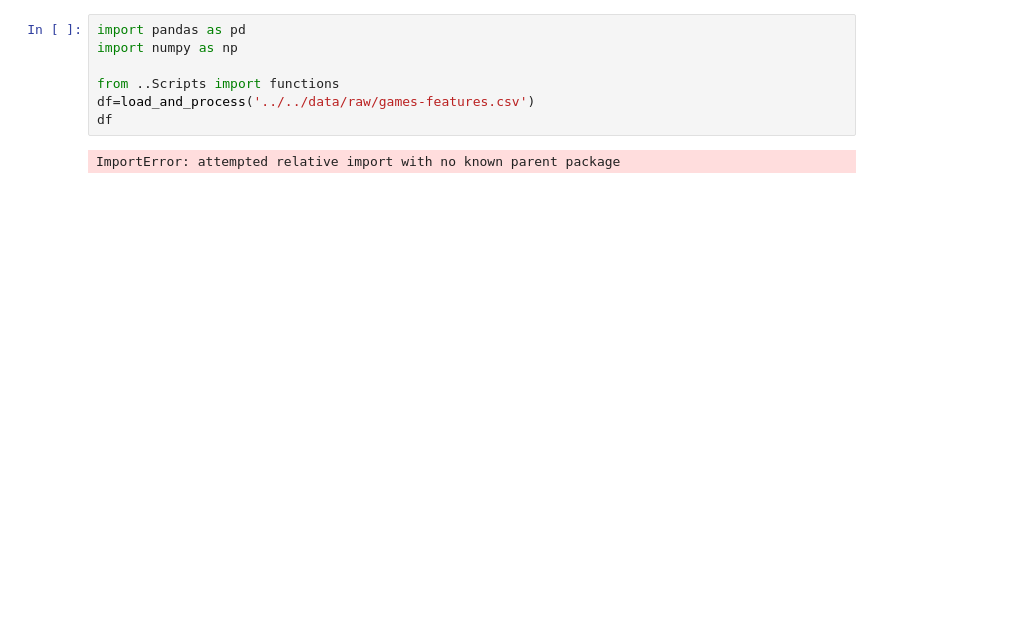
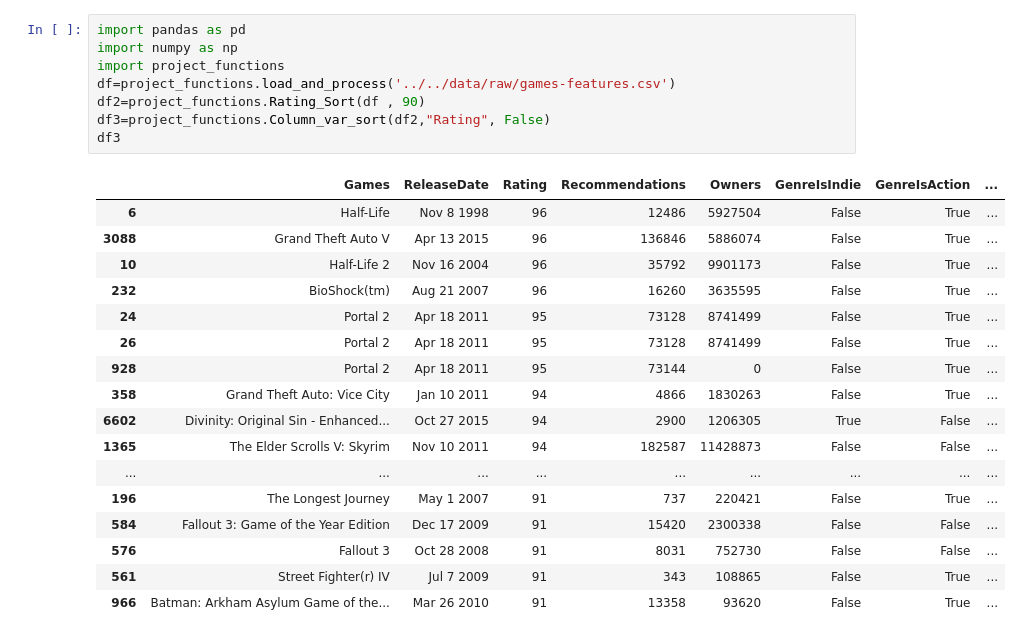
Before and after one commit to bengy124/Data-301-Final-Project, a Jupyter notebook: analysis/Cawston/Milestone2.ipynb, the cells around one changed output. Saved outputs shown, nothing was run; the diff lists cells and outputs as text; blank space fills up the shorter version.

Commit message:
Fixed minor error in scripts

```diff
--- a/analysis/Cawston/Milestone2.ipynb
+++ b/analysis/Cawston/Milestone2.ipynb
@@ -1,9 +1,26 @@
 # %%
 import pandas as pd
 import numpy as np
-
-from ..Scripts import functions
-df=load_and_process('../../data/raw/games-features.csv')
-df
+import project_functions
+df=project_functions.load_and_process('../../data/raw/games-features.csv')
+df2=project_functions.Rating_Sort(df , 90)
+df3=project_functions.Column_var_sort(df2,"Rating", False)
+df3
 # %% [output]
-ImportError: attempted relative import with no known parent package
+|  | Games | ReleaseDate | Rating | Recommendations | Owners | GenreIsIndie | GenreIsAction | ... |
+| 6 | Half-Life | Nov 8 1998 | 96 | 12486 | 5927504 | False | True | ... |
+| 3088 | Grand Theft Auto V | Apr 13 2015 | 96 | 136846 | 5886074 | False | True | ... |
+| 10 | Half-Life 2 | Nov 16 2004 | 96 | 35792 | 9901173 | False | True | ... |
+| 232 | BioShock(tm) | Aug 21 2007 | 96 | 16260 | 3635595 | False | True | ... |
+| 24 | Portal 2 | Apr 18 2011 | 95 | 73128 | 8741499 | False | True | ... |
+| 26 | Portal 2 | Apr 18 2011 | 95 | 73128 | 8741499 | False | True | ... |
+| 928 | Portal 2 | Apr 18 2011 | 95 | 73144 | 0 | False | True | ... |
+| 358 | Grand Theft Auto: Vice City | Jan 10 2011 | 94 | 4866 | 1830263 | False | True | ... |
+| 6602 | Divinity: Original Sin - Enhanced... | Oct 27 2015 | 94 | 2900 | 1206305 | True | False | ... |
+| 1365 | The Elder Scrolls V: Skyrim | Nov 10 2011 | 94 | 182587 | 11428873 | False | False | ... |
+| ... | ... | ... | ... | ... | ... | ... | ... | ... |
+| 196 | The Longest Journey | May 1 2007 | 91 | 737 | 220421 | False | True | ... |
+| 584 | Fallout 3: Game of the Year Edition | Dec 17 2009 | 91 | 15420 | 2300338 | False | False | ... |
+| 576 | Fallout 3 | Oct 28 2008 | 91 | 8031 | 752730 | False | False | ... |
+| 561 | Street Fighter(r) IV | Jul 7 2009 | 91 | 343 | 108865 | False | True | ... |
+| 966 | Batman: Arkham Asylum Game of the... | Mar 26 2010 | 91 | 13358 | 93620 | False | True | ... |
```
Also changed, not shown: 2 other files.
